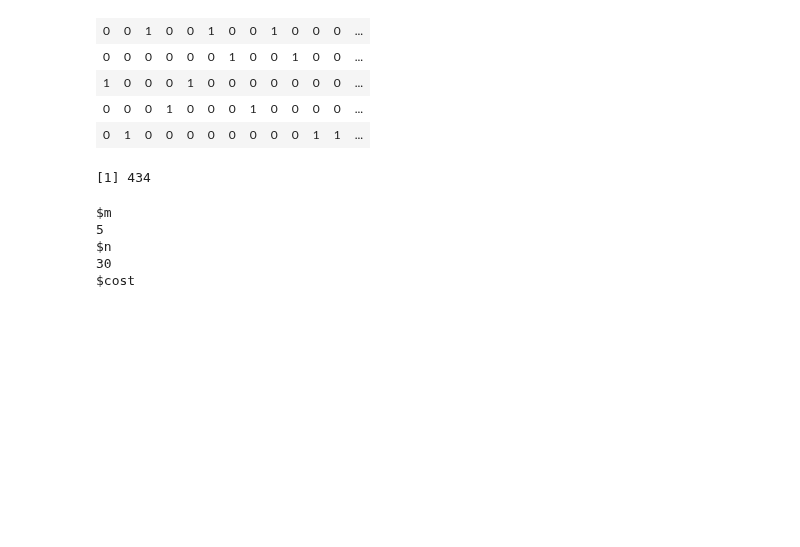
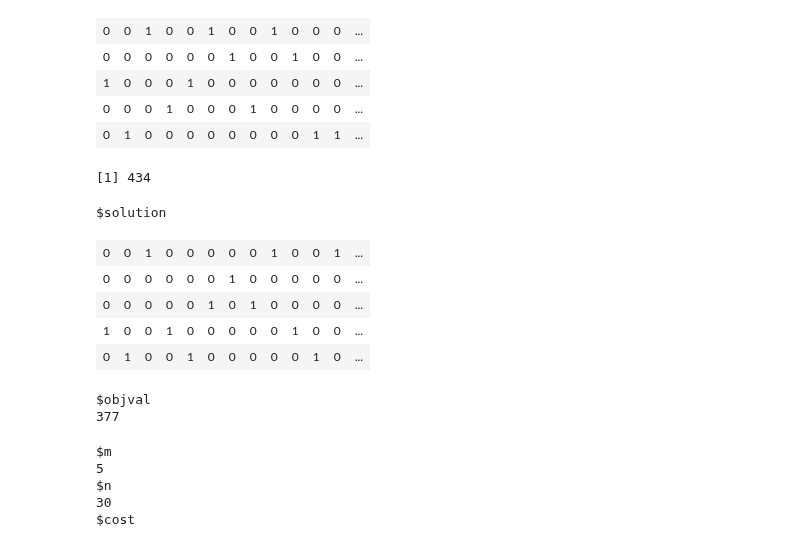
Before and after one commit to garciparedes/integer-programming-heuristics, a Jupyter notebook: integer-programming-heuristics.ipynb, the cells around one changed output. Drawn from its saved outputs; the diff is of its cells as text; code cells hidden in the pictures; blank space fills up the shorter version.

```diff
--- a/integer-programming-heuristics.ipynb
+++ b/integer-programming-heuristics.ipynb
@@ -540,6 +561,17 @@ a$objval
 | 0 | 0 | 0 | 1 | 0 | 0 | 0 | 1 | 0 | 0 | 0 | 0 | ... |
 | 0 | 1 | 0 | 0 | 0 | 0 | 0 | 0 | 0 | 0 | 1 | 1 | ... |
 [1] 434
+# %%
+GeneralizedAssignmentGreedy(gap2.1)
+# %% [output]
+$solution
+| 0 | 0 | 1 | 0 | 0 | 0 | 0 | 0 | 1 | 0 | 0 | 1 | ... |
+| 0 | 0 | 0 | 0 | 0 | 0 | 1 | 0 | 0 | 0 | 0 | 0 | ... |
+| 0 | 0 | 0 | 0 | 0 | 1 | 0 | 1 | 0 | 0 | 0 | 0 | ... |
+| 1 | 0 | 0 | 1 | 0 | 0 | 0 | 0 | 0 | 1 | 0 | 0 | ... |
+| 0 | 1 | 0 | 0 | 1 | 0 | 0 | 0 | 0 | 0 | 1 | 0 | ... |
+$objval
+377
 # %%
 (gap4.1 <- ReadGeneralizedAssignment("./data/assignment/gap4_1.txt"))
 # %% [output]
```
Also changed, not shown: parts of 7 cells of this notebook.
